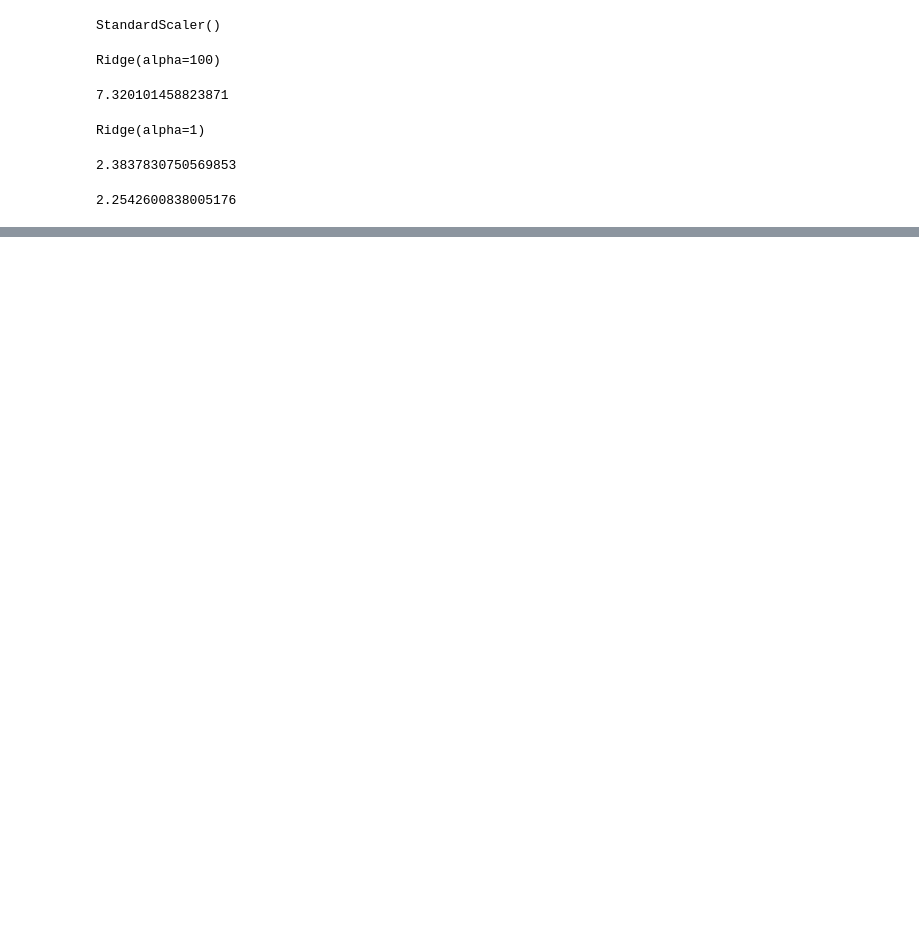
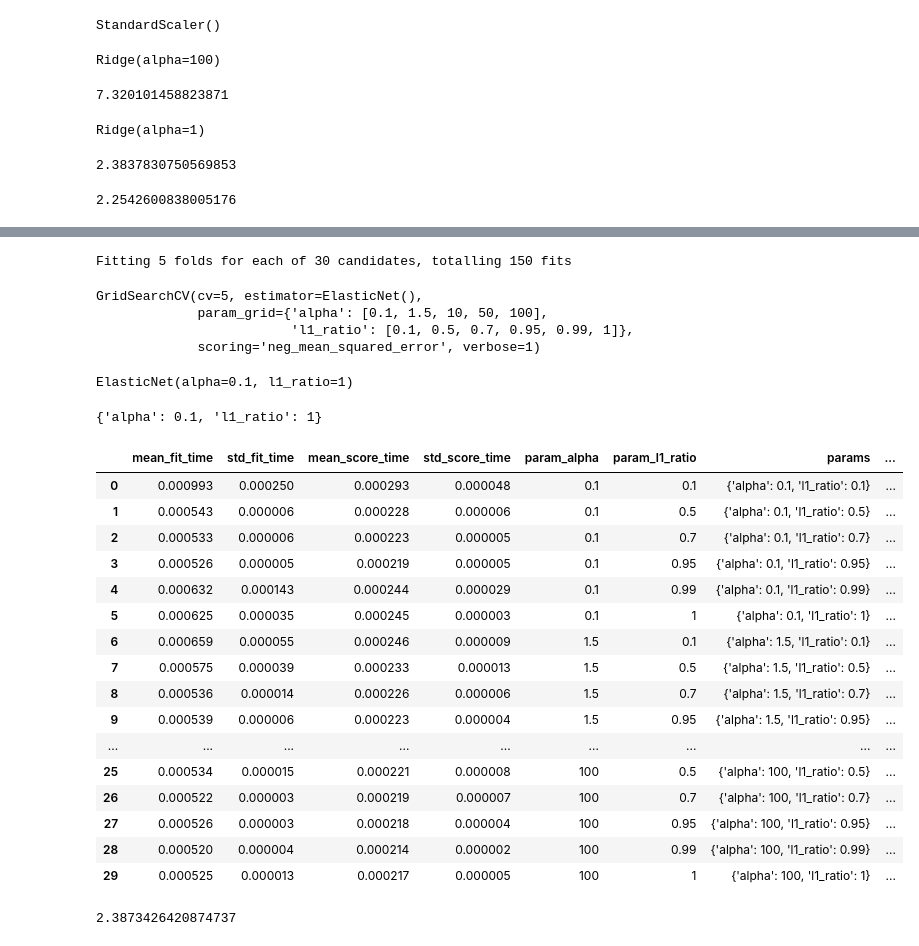
Before and after one commit to Burcusenol/Machine-Learning-Algorithms, a Jupyter notebook: Cross Validation/Cross Validation.ipynb, the cells around one changed output, grey strips where cells are left out. Cells and saved outputs as stored; diff of their text form; code cells hidden in the pictures; blank space fills up the shorter version.

Commit message:
cross_validate and grid search added.

```diff
--- a/Cross Validation/Cross Validation.ipynb
+++ b/Cross Validation/Cross Validation.ipynb
@@ -157,0 +351,5 @@ mean_squared_error(y_test,y_final_test_pred)
+# %%
+base_elastic_net_model=ElasticNet()
+# %%
+param_grid={"alpha":[0.1,1.5,10,50,100],
+"l1_ratio":[.1,.5,.7,.95,.99,1]}
@@ -157,0 +358,40 @@ mean_squared_error(y_test,y_final_test_pred)
+# %%
+grid_model=GridSearchCV(estimator=base_elastic_net_model,
+ param_grid=param_grid,scoring="neg_mean_squared_error",
+ cv=5,verbose=1)
+# %%
+grid_model.fit(X_train,y_train)
+# %% [output]
+Fitting 5 folds for each of 30 candidates, totalling 150 fits
+GridSearchCV(cv=5, estimator=ElasticNet(),
+             param_grid={'alpha': [0.1, 1.5, 10, 50, 100],
+                         'l1_ratio': [0.1, 0.5, 0.7, 0.95, 0.99, 1]},
+             scoring='neg_mean_squared_error', verbose=1)
+# %%
+grid_model.best_estimator_
+# %% [output]
+ElasticNet(alpha=0.1, l1_ratio=1)
+# %%
+grid_model.best_params_
+# %% [output]
+{'alpha': 0.1, 'l1_ratio': 1}
+# %%
+pd.DataFrame(grid_model.cv_results_)
+# %% [output]
+|  | mean_fit_time | std_fit_time | mean_score_time | std_score_time | param_alpha | param_l1_ratio | params | ... |
+| 0 | 0.000993 | 0.000250 | 0.000293 | 0.000048 | 0.1 | 0.1 | {'alpha': 0.1, 'l1_ratio': 0.1} | ... |
+| 1 | 0.000543 | 0.000006 | 0.000228 | 0.000006 | 0.1 | 0.5 | {'alpha': 0.1, 'l1_ratio': 0.5} | ... |
+| 2 | 0.000533 | 0.000006 | 0.000223 | 0.000005 | 0.1 | 0.7 | {'alpha': 0.1, 'l1_ratio': 0.7} | ... |
+| 3 | 0.000526 | 0.000005 | 0.000219 | 0.000005 | 0.1 | 0.95 | {'alpha': 0.1, 'l1_ratio': 0.95} | ... |
+| 4 | 0.000632 | 0.000143 | 0.000244 | 0.000029 | 0.1 | 0.99 | {'alpha': 0.1, 'l1_ratio': 0.99} | ... |
+| 5 | 0.000625 | 0.000035 | 0.000245 | 0.000003 | 0.1 | 1 | {'alpha': 0.1, 'l1_ratio': 1} | ... |
+| 6 | 0.000659 | 0.000055 | 0.000246 | 0.000009 | 1.5 | 0.1 | {'alpha': 1.5, 'l1_ratio': 0.1} | ... |
+| 7 | 0.000575 | 0.000039 | 0.000233 | 0.000013 | 1.5 | 0.5 | {'alpha': 1.5, 'l1_ratio': 0.5} | ... |
+| 8 | 0.000536 | 0.000014 | 0.000226 | 0.000006 | 1.5 | 0.7 | {'alpha': 1.5, 'l1_ratio': 0.7} | ... |
+| 9 | 0.000539 | 0.000006 | 0.000223 | 0.000004 | 1.5 | 0.95 | {'alpha': 1.5, 'l1_ratio': 0.95} | ... |
+| ... | ... | ... | ... | ... | ... | ... | ... | ... |
+| 25 | 0.000534 | 0.000015 | 0.000221 | 0.000008 | 100 | 0.5 | {'alpha': 100, 'l1_ratio': 0.5} | ... |
+| 26 | 0.000522 | 0.000003 | 0.000219 | 0.000007 | 100 | 0.7 | {'alpha': 100, 'l1_ratio': 0.7} | ... |
+| 27 | 0.000526 | 0.000003 | 0.000218 | 0.000004 | 100 | 0.95 | {'alpha': 100, 'l1_ratio': 0.95} | ... |
+| 28 | 0.000520 | 0.000004 | 0.000214 | 0.000002 | 100 | 0.99 | {'alpha': 100, 'l1_ratio': 0.99} | ... |
+| 29 | 0.000525 | 0.000013 | 0.000217 | 0.000005 | 100 | 1 | {'alpha': 100, 'l1_ratio': 1} | ... |
@@ -157,0 +400,4 @@ mean_squared_error(y_test,y_final_test_pred)
+# %%
+mean_squared_error(y_test,y_pred)
+# %% [output]
+2.3873426420874737
```
Also changed, not shown: parts of 48 cells of this notebook, 1 other file.
